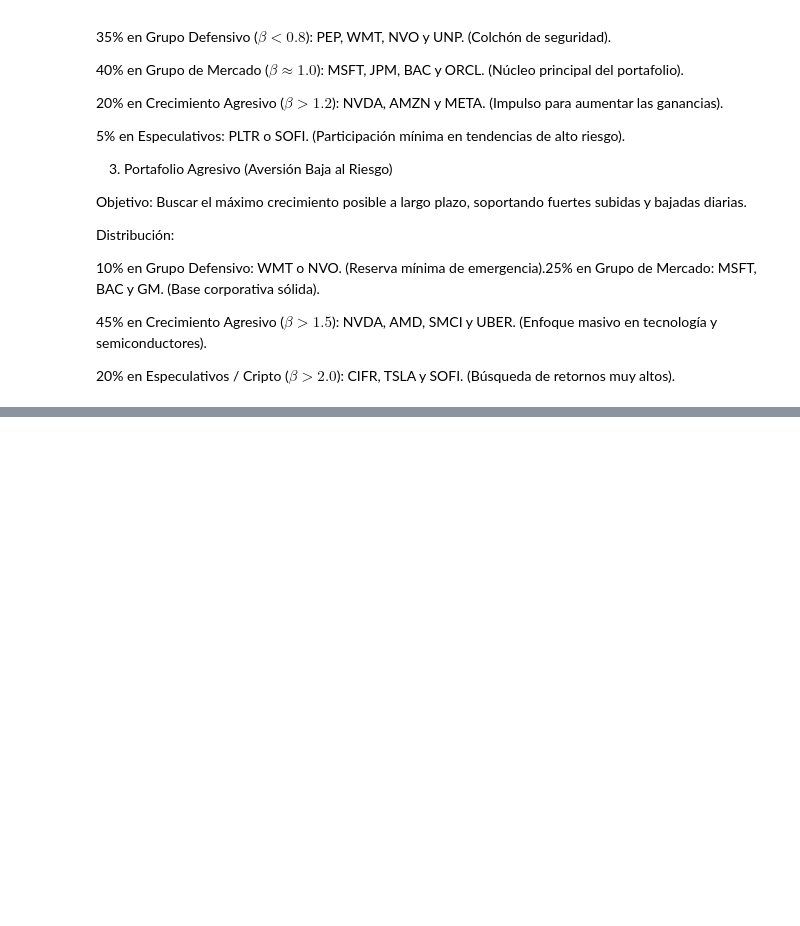
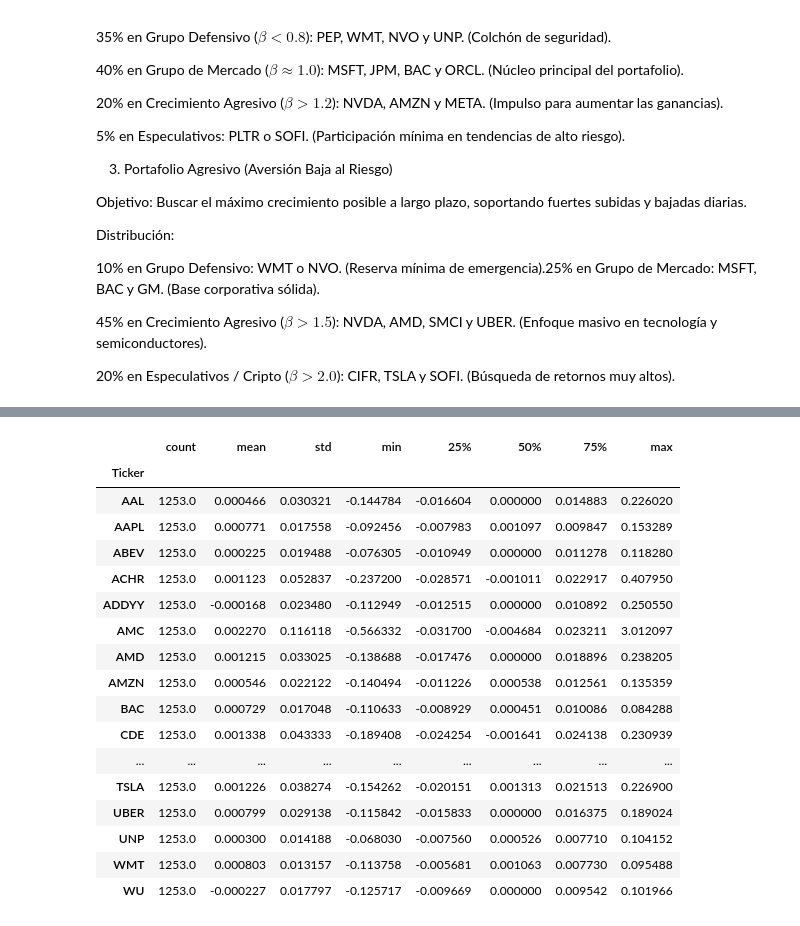
Before and after one commit to Felipe-Lopez-Vergara/ds_finance_-Lopez-, a Jupyter notebook: notebooks/HW_Sesion_7.ipynb, the cells around one changed output, grey strips where cells are left out. Saved outputs shown, nothing was run; the diff lists cells and outputs as text; code cells hidden in the pictures; blank space fills up the shorter version.

```diff
--- a/notebooks/HW_Sesion_7.ipynb
+++ b/notebooks/HW_Sesion_7.ipynb
@@ -425,0 +469,21 @@ Distribución:
+# %%
+retornos.describe().T
+# %% [output]
+|  | count | mean | std | min | 25% | 50% | 75% | max |
+| Ticker |  |  |  |  |  |  |  |  |
+| AAL | 1253.0 | 0.000466 | 0.030321 | -0.144784 | -0.016604 | 0.000000 | 0.014883 | 0.226020 |
+| AAPL | 1253.0 | 0.000771 | 0.017558 | -0.092456 | -0.007983 | 0.001097 | 0.009847 | 0.153289 |
+| ABEV | 1253.0 | 0.000225 | 0.019488 | -0.076305 | -0.010949 | 0.000000 | 0.011278 | 0.118280 |
+| ACHR | 1253.0 | 0.001123 | 0.052837 | -0.237200 | -0.028571 | -0.001011 | 0.022917 | 0.407950 |
+| ADDYY | 1253.0 | -0.000168 | 0.023480 | -0.112949 | -0.012515 | 0.000000 | 0.010892 | 0.250550 |
+| AMC | 1253.0 | 0.002270 | 0.116118 | -0.566332 | -0.031700 | -0.004684 | 0.023211 | 3.012097 |
+| AMD | 1253.0 | 0.001215 | 0.033025 | -0.138688 | -0.017476 | 0.000000 | 0.018896 | 0.238205 |
+| AMZN | 1253.0 | 0.000546 | 0.022122 | -0.140494 | -0.011226 | 0.000538 | 0.012561 | 0.135359 |
+| BAC | 1253.0 | 0.000729 | 0.017048 | -0.110633 | -0.008929 | 0.000451 | 0.010086 | 0.084288 |
+| CDE | 1253.0 | 0.001338 | 0.043333 | -0.189408 | -0.024254 | -0.001641 | 0.024138 | 0.230939 |
+| ... | ... | ... | ... | ... | ... | ... | ... | ... |
+| TSLA | 1253.0 | 0.001226 | 0.038274 | -0.154262 | -0.020151 | 0.001313 | 0.021513 | 0.226900 |
+| UBER | 1253.0 | 0.000799 | 0.029138 | -0.115842 | -0.015833 | 0.000000 | 0.016375 | 0.189024 |
+| UNP | 1253.0 | 0.000300 | 0.014188 | -0.068030 | -0.007560 | 0.000526 | 0.007710 | 0.104152 |
+| WMT | 1253.0 | 0.000803 | 0.013157 | -0.113758 | -0.005681 | 0.001063 | 0.007730 | 0.095488 |
+| WU | 1253.0 | -0.000227 | 0.017797 | -0.125717 | -0.009669 | 0.000000 | 0.009542 | 0.101966 |
```
Also changed, not shown: parts of 16 cells of this notebook.
